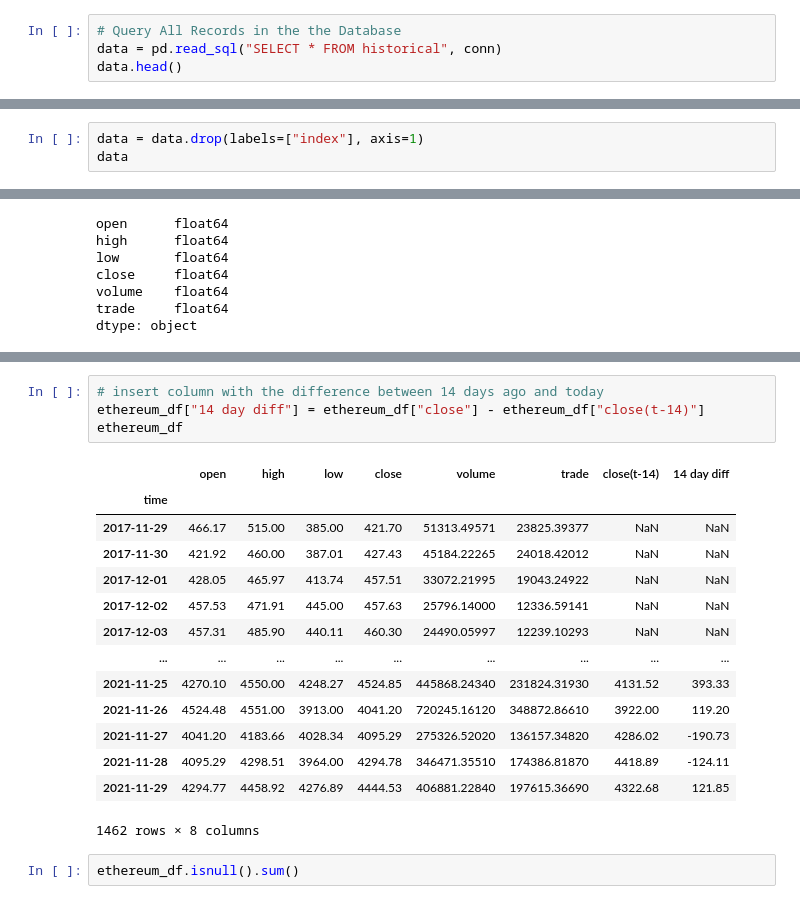
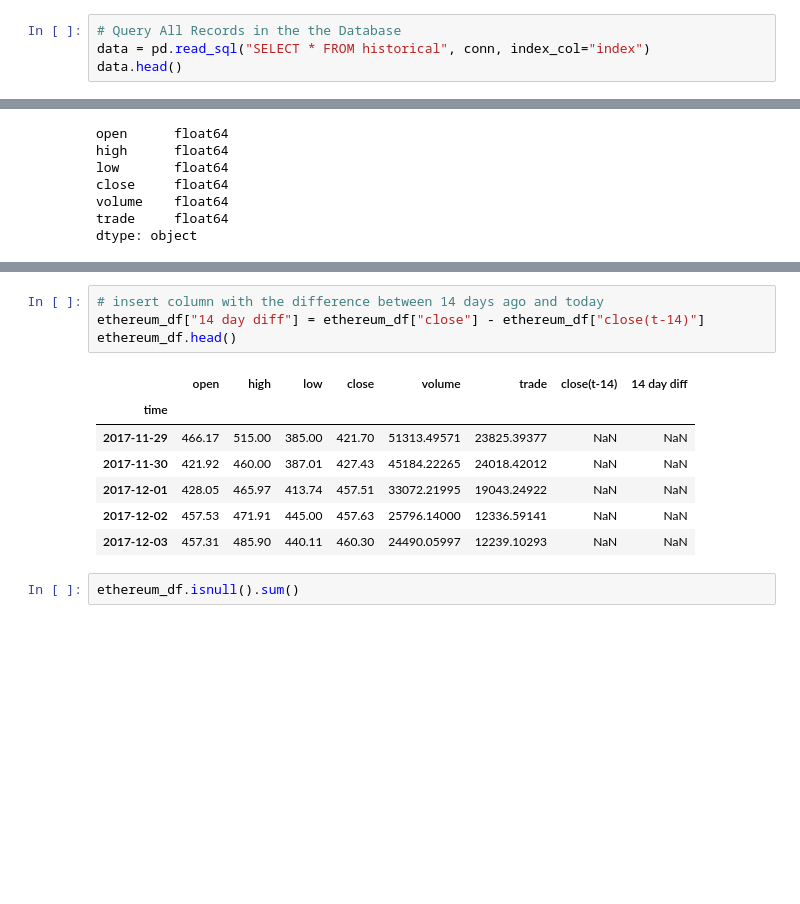
Before and after one commit to TomHOldershaw/Project4, a Jupyter notebook: 03 - Predicting the future price of ethereum - Adding Features which are shifted.ipynb, the cells around one changed output, grey strips where cells are left out. Cells and saved outputs as stored; diff of their text form; blank space fills up the shorter version.

```diff
--- a/03 - Predicting the future price of ethereum - Adding Features which are shifted.ipynb
+++ b/03 - Predicting the future price of ethereum - Adding Features which are shifted.ipynb
@@ -13,6 +13,6 @@ engine = create_engine(f"postgresql://{DB_USER}:{DB_PASS}@{DB_ENDPOINT}")
 conn = engine.connect()
 # %%
 # Query All Records in the the Database
-data = pd.read_sql("SELECT * FROM historical", conn)
+data = pd.read_sql("SELECT * FROM historical", conn, index_col="index")
 data.head()
 # %% [output]
@@ -25,3 +25,0 @@ data.head()
-# %%
-data = data.drop(labels=["index"], axis=1)
-data
@@ -144,22 +114,15 @@ ethereum_df.tail(30)
 # %%
 # insert column with the difference between 14 days ago and today
 ethereum_df["14 day diff"] = ethereum_df["close"] - ethereum_df["close(t-14)"]
-ethereum_df
+ethereum_df.head()
 # %% [output]
 |  | open | high | low | close | volume | trade | close(t-14) | 14 day diff |
 | time |  |  |  |  |  |  |  |  |
 | 2017-11-29 | 466.17 | 515.00 | 385.00 | 421.70 | 51313.49571 | 23825.39377 | NaN | NaN |
 | 2017-11-30 | 421.92 | 460.00 | 387.01 | 427.43 | 45184.22265 | 24018.42012 | NaN | NaN |
 | 2017-12-01 | 428.05 | 465.97 | 413.74 | 457.51 | 33072.21995 | 19043.24922 | NaN | NaN |
 | 2017-12-02 | 457.53 | 471.91 | 445.00 | 457.63 | 25796.14000 | 12336.59141 | NaN | NaN |
 | 2017-12-03 | 457.31 | 485.90 | 440.11 | 460.30 | 24490.05997 | 12239.10293 | NaN | NaN |
-| ... | ... | ... | ... | ... | ... | ... | ... | ... |
-| 2021-11-25 | 4270.10 | 4550.00 | 4248.27 | 4524.85 | 445868.24340 | 231824.31930 | 4131.52 | 393.33 |
-| 2021-11-26 | 4524.48 | 4551.00 | 3913.00 | 4041.20 | 720245.16120 | 348872.86610 | 3922.00 | 119.20 |
-| 2021-11-27 | 4041.20 | 4183.66 | 4028.34 | 4095.29 | 275326.52020 | 136157.34820 | 4286.02 | -190.73 |
-| 2021-11-28 | 4095.29 | 4298.51 | 3964.00 | 4294.78 | 346471.35510 | 174386.81870 | 4418.89 | -124.11 |
-| 2021-11-29 | 4294.77 | 4458.92 | 4276.89 | 4444.53 | 406881.22840 | 197615.36690 | 4322.68 | 121.85 |
-1462 rows × 8 columns
 # %%
 ethereum_df.isnull().sum()
 # %% [output]
```
Also changed, not shown: parts of 10 cells of this notebook.
